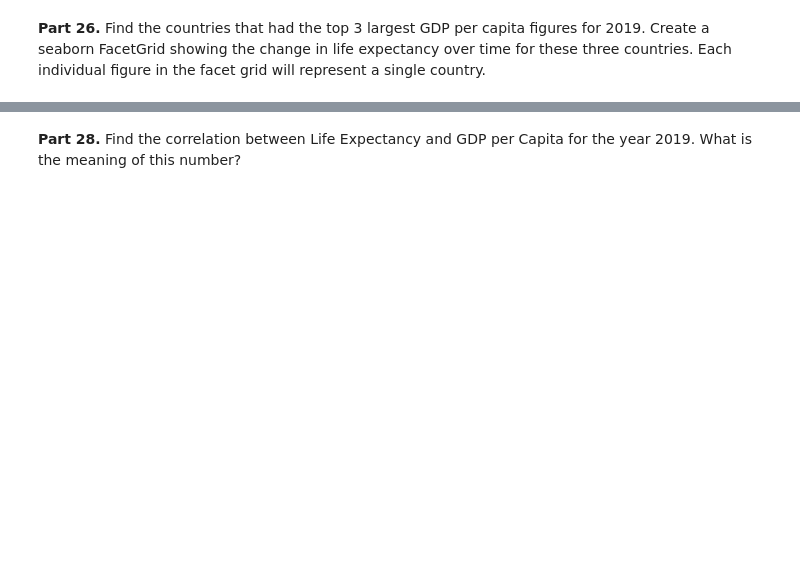
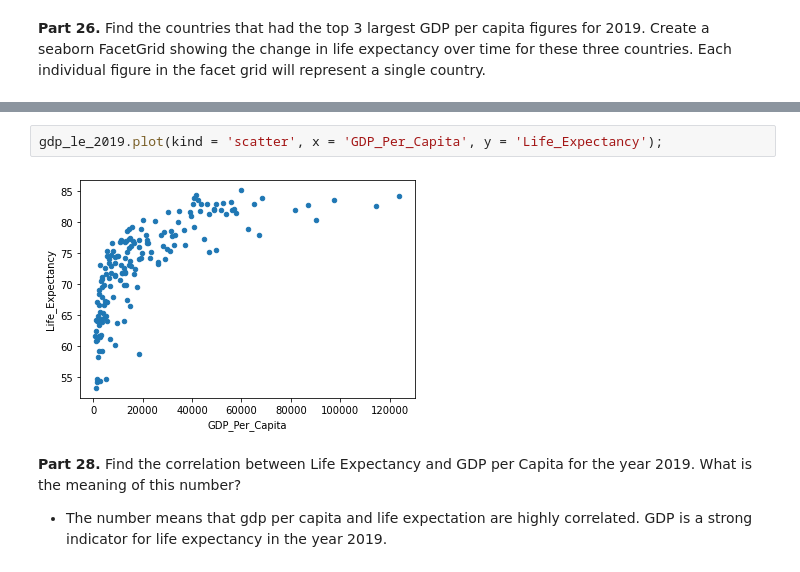
Before and after one commit to Claytor/exploratory_analysis_of_un_data, a Jupyter notebook: notebooks/UN Data Exploration.ipynb, the cells around one changed output, grey strips where cells are left out. Drawn from its saved outputs; the diff is of its cells as text; blank space fills up the shorter version.

```diff
--- a/notebooks/UN Data Exploration.ipynb
+++ b/notebooks/UN Data Exploration.ipynb
@@ -421,2 +511,7 @@ life_expectancy.info()
+# %%
+gdp_le_2019.plot(kind = 'scatter', x = 'GDP_Per_Capita', y = 'Life_Expectancy');
+# %% [output]
+[figure, added]
 # %% [markdown]
 **Part 28.** Find the correlation between Life Expectancy and GDP per Capita for the year 2019. What is the meaning of this number?
+ - The number means that gdp per capita and life expectation are highly correlated.  GDP is a strong indicator for life expectancy in the year 2019.
```
Also changed, not shown: parts of 49 cells of this notebook.
